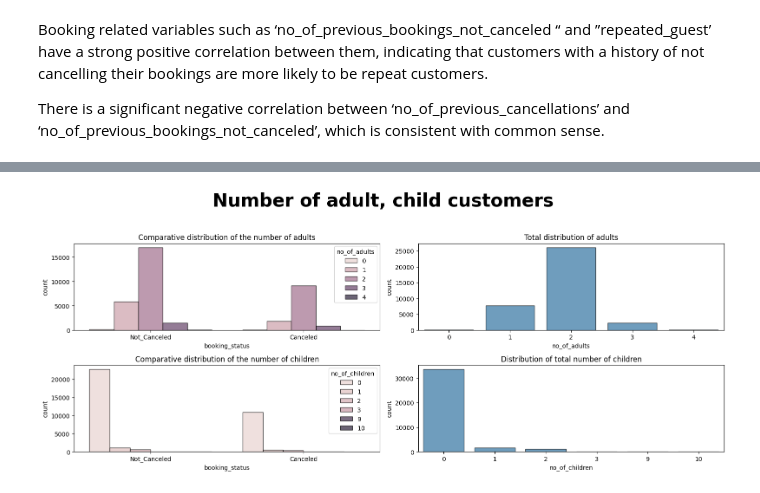
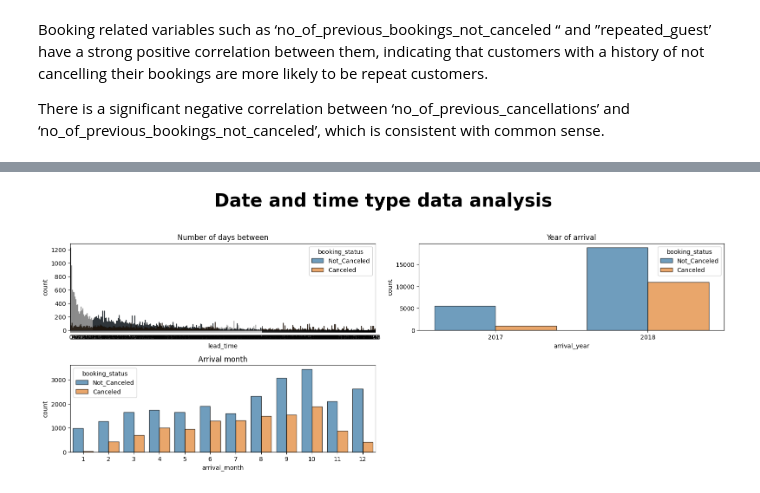
Before and after one commit to guanzi96/spbu-machine-learning-tasks, a Jupyter notebook: hw1_cassification _regression.ipynb, the cells around one changed output, grey strips where cells are left out. Saved outputs shown, nothing was run; the diff lists cells and outputs as text; code cells hidden in the pictures.

```diff
--- a/hw1_cassification _regression.ipynb
+++ b/hw1_cassification _regression.ipynb
@@ -157,20 +171,16 @@ Lower cancellation rates for historical users may represent greater loyalty.
 # %%
 plt.figure(figsize=(16, 12))
-plt.suptitle("Number of adult, child customers", fontweight = "bold", fontsize = 30)
+plt.suptitle("Date and time type data analysis", fontweight = "bold", fontsize = 30)
 
-# Comparative distribution of the number of adults
-plot_countplot(1, 'booking_status', 'no_of_adults', 'Comparative distribution of the number of adults', df, hue = True)
+# Number of days between
+plot_countplot(1, 'lead_time', 'booking_status', 'Number of days between', df,hue = True)
+# Year of arrival
+plot_countplot(2, 'arrival_year', 'booking_status', 'Year of arrival', df,hue = True)
+# Arrival month
+plot_countplot(3, 'arrival_month', 'booking_status', 'Arrival month', df,hue = True)
 
-# Total distribution of adults
-plot_countplot(2, 'no_of_adults', None, 'Total distribution of adults', df)
-
-# Comparative distribution of the number of children
-plot_countplot(3, 'booking_status', 'no_of_children', 'Comparative distribution of the number of children', df, hue = True)
-
-# Distribution of total number of children
-plot_countplot(4, 'no_of_children', None, 'Distribution of total number of children', df)
 
 plt.tight_layout(rect=[0, 0, 1, 0.96])
 plt.show()
 # %% [output]
-[figure, old version]
+[figure, new version]
```
Also changed, not shown: parts of 22 cells of this notebook.
